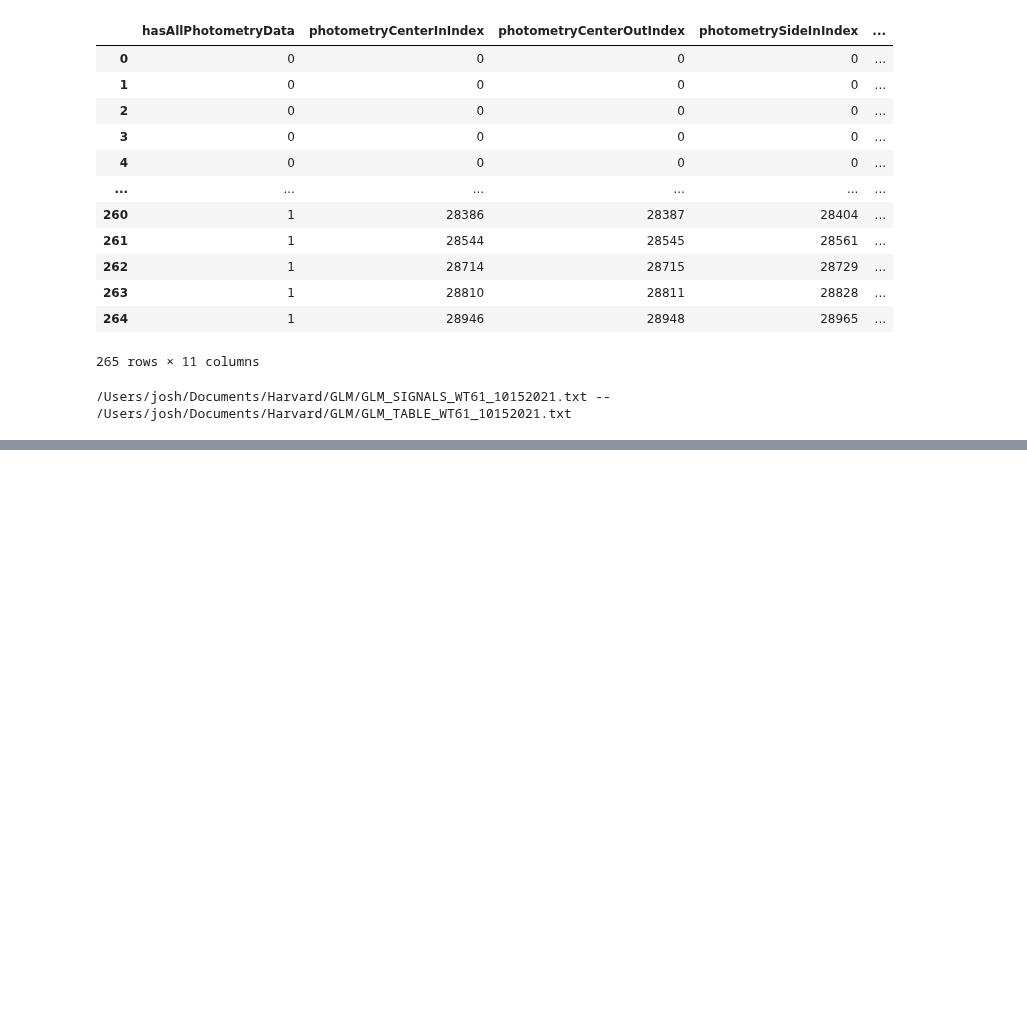
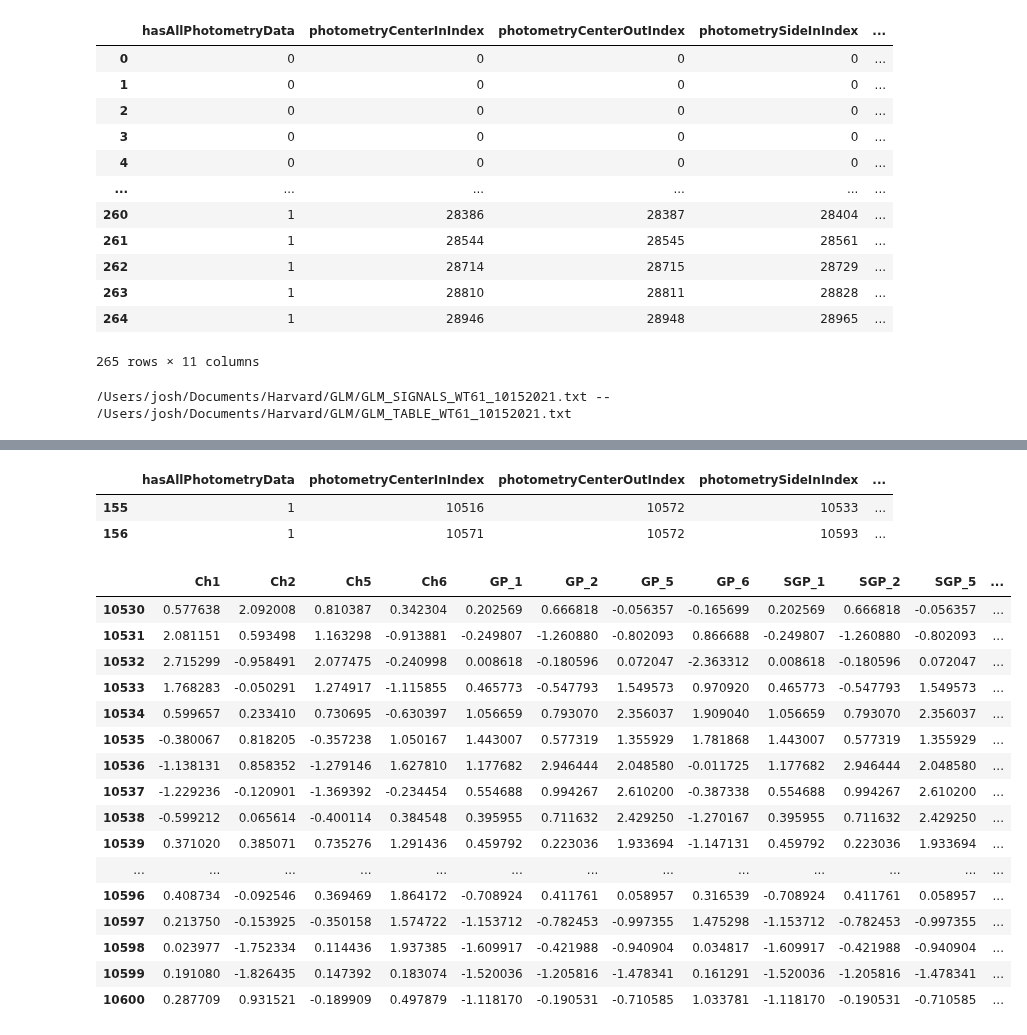
Before and after one commit to kimerein/sabatinilab-glm, a Jupyter notebook: lynne_pp_test_tablecombo2.ipynb, the cells around one changed output, grey strips where cells are left out. Drawn from its saved outputs; the diff is of its cells as text; code cells hidden in the pictures; blank space fills up the shorter version.

```diff
--- a/lynne_pp_test_tablecombo2.ipynb
+++ b/lynne_pp_test_tablecombo2.ipynb
@@ -233,3 +251,30 @@ df2['photometrySideOut'].iloc[lb:ub].plot()
+# %%
+df_t[df_t['photometrySideInIndex'].between(10530, 10600)]
+# %% [output]
+|  | hasAllPhotometryData | photometryCenterInIndex | photometryCenterOutIndex | photometrySideInIndex | ... |
+| 155 | 1 | 10516 | 10572 | 10533 | ... |
+| 156 | 1 | 10571 | 10572 | 10593 | ... |
+# %%
+with pd.option_context('max_rows', 1000, 'max_columns', 1000):
+    display(df[df.reset_index()['index'].between(10530, 10600)])
+# %% [output]
+|  | Ch1 | Ch2 | Ch5 | Ch6 | GP_1 | GP_2 | GP_5 | GP_6 | SGP_1 | SGP_2 | SGP_5 | ... |
+| 10530 | 0.577638 | 2.092008 | 0.810387 | 0.342304 | 0.202569 | 0.666818 | -0.056357 | -0.165699 | 0.202569 | 0.666818 | -0.056357 | ... |
+| 10531 | 2.081151 | 0.593498 | 1.163298 | -0.913881 | -0.249807 | -1.260880 | -0.802093 | 0.866688 | -0.249807 | -1.260880 | -0.802093 | ... |
+| 10532 | 2.715299 | -0.958491 | 2.077475 | -0.240998 | 0.008618 | -0.180596 | 0.072047 | -2.363312 | 0.008618 | -0.180596 | 0.072047 | ... |
+| 10533 | 1.768283 | -0.050291 | 1.274917 | -1.115855 | 0.465773 | -0.547793 | 1.549573 | 0.970920 | 0.465773 | -0.547793 | 1.549573 | ... |
+| 10534 | 0.599657 | 0.233410 | 0.730695 | -0.630397 | 1.056659 | 0.793070 | 2.356037 | 1.909040 | 1.056659 | 0.793070 | 2.356037 | ... |
+| 10535 | -0.380067 | 0.818205 | -0.357238 | 1.050167 | 1.443007 | 0.577319 | 1.355929 | 1.781868 | 1.443007 | 0.577319 | 1.355929 | ... |
+| 10536 | -1.138131 | 0.858352 | -1.279146 | 1.627810 | 1.177682 | 2.946444 | 2.048580 | -0.011725 | 1.177682 | 2.946444 | 2.048580 | ... |
+| 10537 | -1.229236 | -0.120901 | -1.369392 | -0.234454 | 0.554688 | 0.994267 | 2.610200 | -0.387338 | 0.554688 | 0.994267 | 2.610200 | ... |
+| 10538 | -0.599212 | 0.065614 | -0.400114 | 0.384548 | 0.395955 | 0.711632 | 2.429250 | -1.270167 | 0.395955 | 0.711632 | 2.429250 | ... |
+| 10539 | 0.371020 | 0.385071 | 0.735276 | 1.291436 | 0.459792 | 0.223036 | 1.933694 | -1.147131 | 0.459792 | 0.223036 | 1.933694 | ... |
+| ... | ... | ... | ... | ... | ... | ... | ... | ... | ... | ... | ... | ... |
+| 10596 | 0.408734 | -0.092546 | 0.369469 | 1.864172 | -0.708924 | 0.411761 | 0.058957 | 0.316539 | -0.708924 | 0.411761 | 0.058957 | ... |
+| 10597 | 0.213750 | -0.153925 | -0.350158 | 1.574722 | -1.153712 | -0.782453 | -0.997355 | 1.475298 | -1.153712 | -0.782453 | -0.997355 | ... |
+| 10598 | 0.023977 | -1.752334 | 0.114436 | 1.937385 | -1.609917 | -0.421988 | -0.940904 | 0.034817 | -1.609917 | -0.421988 | -0.940904 | ... |
+| 10599 | 0.191080 | -1.826435 | 0.147392 | 0.183074 | -1.520036 | -1.205816 | -1.478341 | 0.161291 | -1.520036 | -1.205816 | -1.478341 | ... |
+| 10600 | 0.287709 | 0.931521 | -0.189909 | 0.497879 | -1.118170 | -0.190531 | -0.710585 | 1.033781 | -1.118170 | -0.190531 | -0.710585 | ... |
 # %%
 # # df2.columns
 
```
Also changed, not shown: parts of 10 cells of this notebook, 2 other files.
